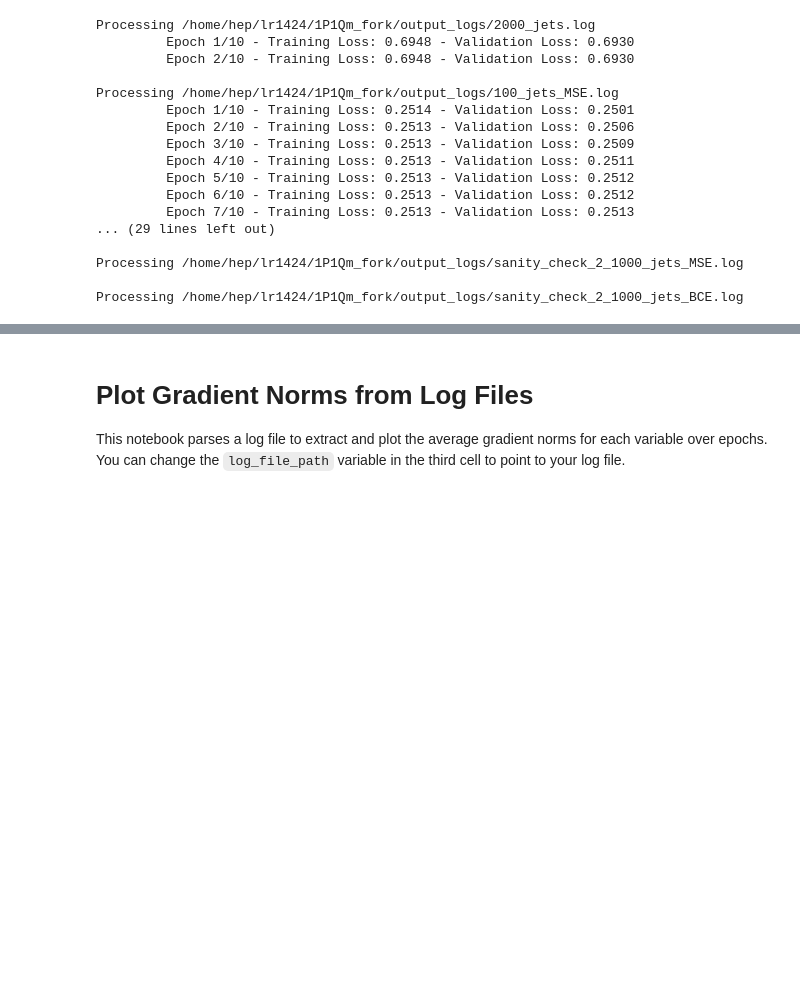
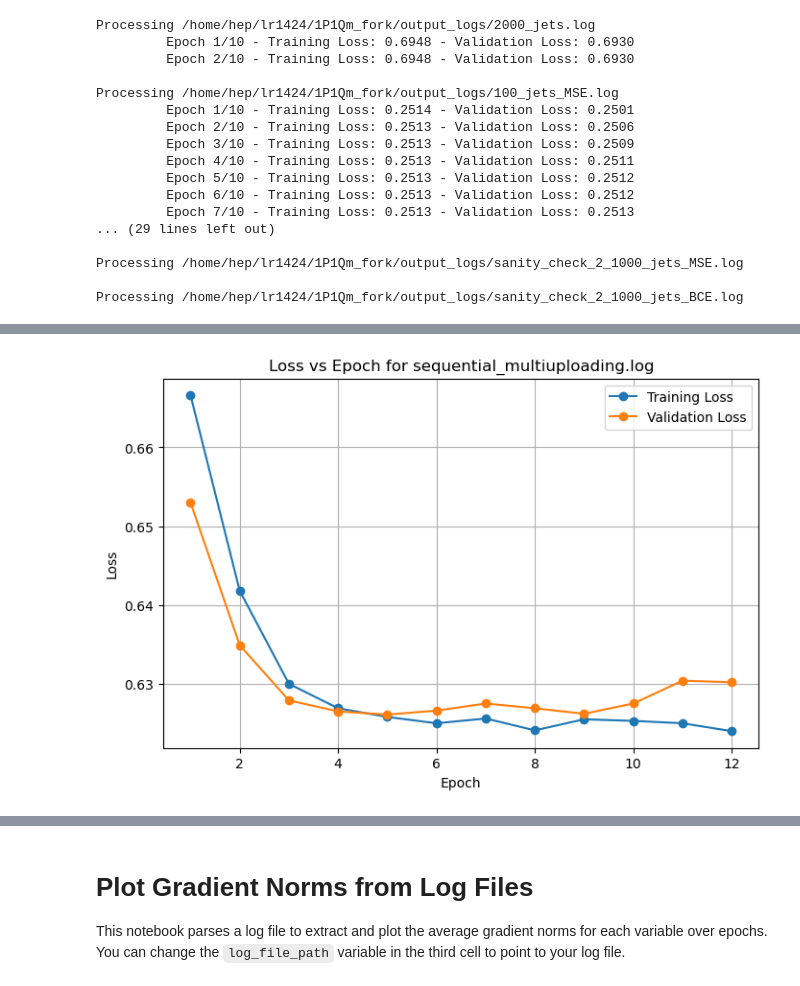
Before and after one commit to Lrozzy/1P1Qm_SF, a Jupyter notebook: sandbox.ipynb, the cells around one changed output, grey strips where cells are left out. Drawn from its saved outputs; the diff is of its cells as text; code cells hidden in the pictures; blank space fills up the shorter version.

```diff
--- a/sandbox.ipynb
+++ b/sandbox.ipynb
@@ -110,22 +144,3 @@ Processing /home/hep/lr1424/1P1Qm_fork/output_logs/100_jets_MSE.log
 Processing /home/hep/lr1424/1P1Qm_fork/output_logs/sanity_check_2_1000_jets_MSE.log
 
 Processing /home/hep/lr1424/1P1Qm_fork/output_logs/sanity_check_2_1000_jets_BCE.log
-# %%
-import re
-
-log_file = "/rds/general/user/lr1424/home/1P1Qm_SF/sf_refactor/sf_main_logs/4_photons_mini.log"
-pattern = re.compile(
-    r"Epoch\s+(\d+)/(\d+)\s+-\s+Training Loss:\s+([\d.]+)\s+-\s+Validation Loss:\s+([\d.]+)\s+-\s+Validation AUC:\s+([\d.]+)"
-)
-
-with open(log_file, "r") as f:
-    f = f.readlines()
-    f = [line.strip() for line in f if line.strip()]  # Remove empty lines
-    for i, line in enumerate(f):
-        match = pattern.search(line)
-        if match:
-            epoch, total_epochs, train_loss, val_loss, val_auc = match.groups()
-            print(
-                f"Epoch {epoch}/{total_epochs} - Training Loss: {train_loss} - Validation Loss: {val_loss} - Validation AUC: {val_auc}"
-            )
-    print(f[-1])
@@ -143,0 +149,78 @@ Final test AUC: 0.8323
+# %%
+import os
+import re
+import glob
+import matplotlib.pyplot as plt
+
+log_file = r"/rds/general/user/lr1424/home/1P1Qm_SF/sf_refactor/sf_main_logs/sequential_multiuploading.log"
+pattern = re.compile(
+    r"Epoch\s+(\d+)/(\d+)\s+-\s+Training Loss:\s+([\d.]+)\s+-\s+Validation Loss:\s+([\d.]+)\s+-\s+Validation AUC:\s+([\d.]+)"
+)
+end_pattern = re.compile(r"Training completed.")
+
+with open(log_file, "r") as f:
+    lines = [line.strip() for line in f if line.strip()]  # Remove empty lines
+
+    early_stopping_found = False
+    summary_found = False
+
+    idx = 0
+    while idx < len(lines):
+        line = lines[idx]
+
+        # Match epoch info
+        match = pattern.search(line)
+        if match:
+            epoch, total_epochs, train_loss, val_loss, val_auc = match.groups()
+            print(
+                f"Epoch {epoch}/{total_epochs} - Training Loss: {train_loss} - Validation Loss: {val_loss} - Validation AUC: {val_auc}"
+            )
+
+        # Early stopping
+        elif line.startswith("Early stopping triggered after") and not early_stopping_found:
+            print(line)
+            if idx + 1 < len(lines):
+                print(lines[idx + 1])
+            early_stopping_found = True
+
+        # Training completed summary
+        elif end_pattern.match(line) and not summary_found:
+            print(line)
+            if idx + 1 < len(lines):
+                print(lines[idx + 1])
+            if idx + 2 < len(lines):
+                print(lines[idx + 2])
+            summary_found = True
+
+        idx += 1
+
+
+pattern = re.compile(
+    r"Epoch\s+(\d+)/(\d+)\s+-\s+Training Loss:\s+([\d.]+)\s+-\s+Validation Loss:\s+([\d.]+)\s+-\s+Validation AUC:\s+([\d.]+)"
+)
+
+print(f"File: {log_file}")
+epochs = []
+train_losses = []
+val_losses = []
+with open(log_file, "r") as f:
+    for line in f:
+        match = pattern.search(line)
+        if match:
+            epoch, total_epochs, train_loss, val_loss, val_auc = match.groups()
+            epochs.append(int(epoch))
+            train_losses.append(float(train_loss))
+            val_losses.append(float(val_loss))
+if epochs:
+    plt.figure(figsize=(8, 5))
+    plt.plot(epochs, train_losses, marker='o', linestyle='-', label="Training Loss")
+    plt.plot(epochs, val_losses, marker='o', linestyle='-', label="Validation Loss")
+    plt.xlabel("Epoch")
+    plt.ylabel("Loss")
+    plt.title(f"Loss vs Epoch for {os.path.basename(log_file)}")
+    plt.legend()
+    plt.grid(True)
+    plt.show()
+else:
+    print("No matching loss entries found in this file.\n")
+# %% [output]
@@ -143,0 +245 @@ Final test AUC: 0.8323
+[figure, added]
```
Also changed, not shown: parts of 9 cells of this notebook, 6 other files.
